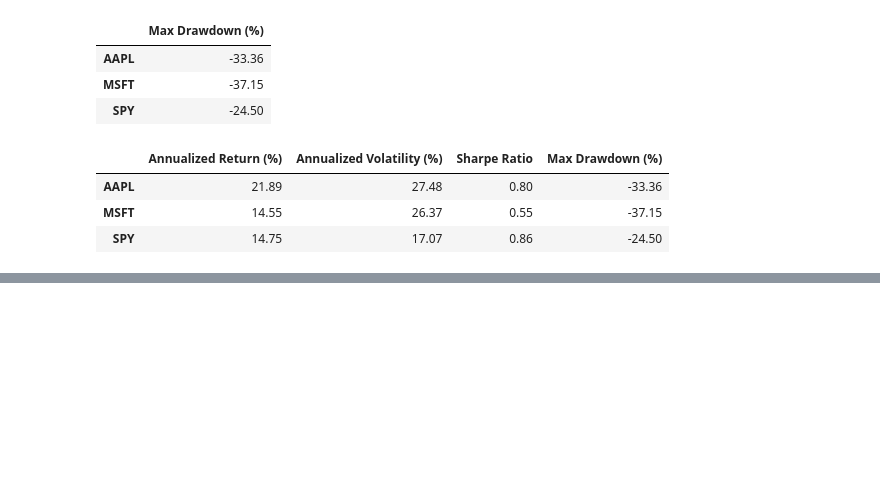
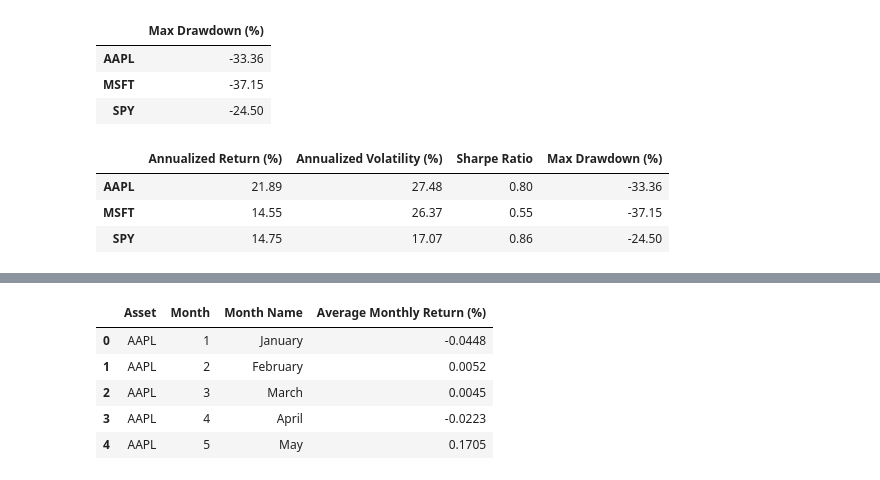
Before and after one commit to slayplayagrima/financial-market-forecasting, a Jupyter notebook: notebooks/03_eda_and_technical_analysis.ipynb, the cells around one changed output, grey strips where cells are left out. Drawn from its saved outputs; the diff is of its cells as text; code cells hidden in the pictures; blank space fills up the shorter version.

```diff
--- a/notebooks/03_eda_and_technical_analysis.ipynb
+++ b/notebooks/03_eda_and_technical_analysis.ipynb
@@ -515,3 +570,52 @@ files.download("correlation_matrix.csv")
 [interactive output not drawn]
 [interactive output not drawn]
 [interactive output not drawn]
+# %%
+# -----------------------------
+# Monthly Seasonality for All Assets
+# -----------------------------
+
+assets = {
+    "AAPL": "Daily_Return_AAPL",
+    "MSFT": "Daily_Return_MSFT",
+    "SPY": "Daily_Return_SPY"
+}
+
+monthly_seasonality_list = []
+
+for asset, return_col in assets.items():
+    temp = (
+        data.groupby("Month")[return_col]
+        .mean()
+        .reset_index()
+    )
+
+    temp["Asset"] = asset
+    temp["Average Monthly Return (%)"] = temp[return_col] * 100
+
+    temp["Month Name"] = pd.to_datetime(
+        temp["Month"],
+        format="%m"
+    ).dt.month_name()
+
+    temp = temp[
+        ["Asset", "Month", "Month Name", "Average Monthly Return (%)"]
+    ]
+
+    monthly_seasonality_list.append(temp)
+
+monthly_seasonality_all_assets = pd.concat(
+    monthly_seasonality_list,
+    ignore_index=True
+)
+
+monthly_seasonality_all_assets = monthly_seasonality_all_assets.round(4)
+
+monthly_seasonality_all_assets.head()
+# %% [output]
+|  | Asset | Month | Month Name | Average Monthly Return (%) |
+| 0 | AAPL | 1 | January | -0.0448 |
+| 1 | AAPL | 2 | February | 0.0052 |
+| 2 | AAPL | 3 | March | 0.0045 |
+| 3 | AAPL | 4 | April | -0.0223 |
+| 4 | AAPL | 5 | May | 0.1705 |
```
Also changed, not shown: parts of 6 cells of this notebook, 5 other files.
